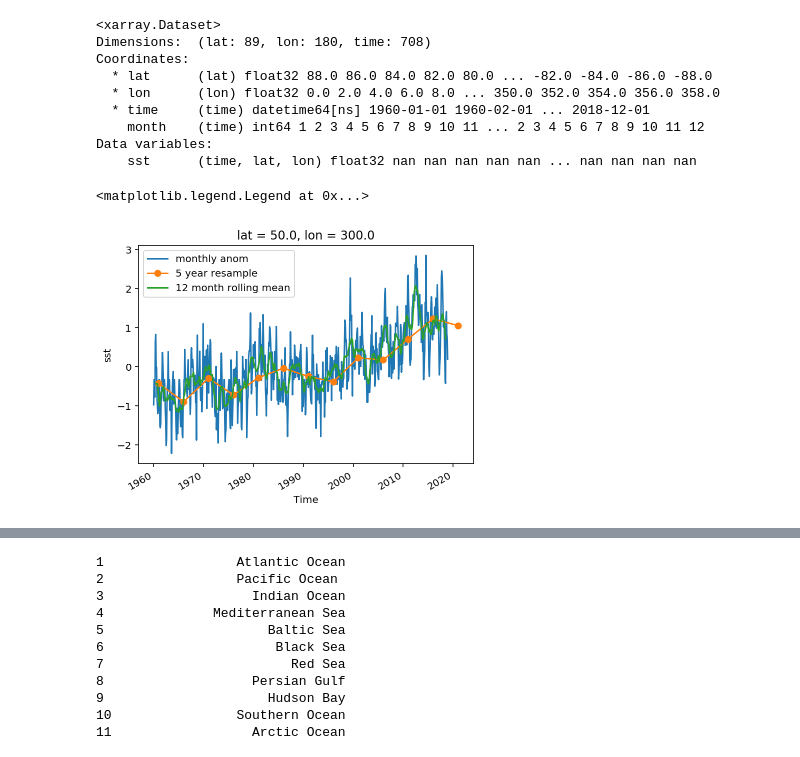
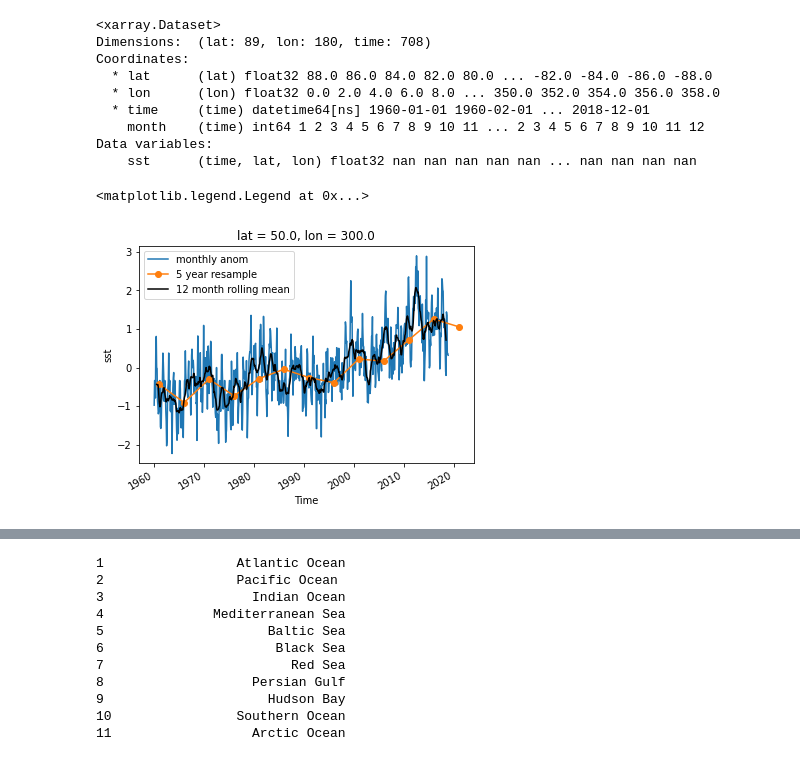
Before and after one commit to earth-env-data-science/earth-env-data-science-book, a Jupyter notebook: src/lectures/xarray/xarray-part2.ipynb, the cells around one changed output, grey strips where cells are left out. Cells and saved outputs as stored; diff of their text form; code cells hidden in the pictures.

```diff
--- a/src/lectures/xarray/xarray-part2.ipynb
+++ b/src/lectures/xarray/xarray-part2.ipynb
@@ -364,8 +483,8 @@ Data variables:
 # %%
 ds_anom.sst.sel(lon=300, lat=50).plot(label='monthly anom')
 ds_anom_resample.sst.sel(lon=300, lat=50).plot(marker='o', label='5 year resample')
-ds_anom_rolling.sst.sel(lon=300, lat=50).plot(label='12 month rolling mean')
+ds_anom_rolling.sst.sel(lon=300, lat=50).plot(label='12 month rolling mean', color='k')
 plt.legend()
 # %% [output]
 <matplotlib.legend.Legend at 0x...>
-[figure, old version]
+[figure, new version]
```
Also changed, not shown: parts of 65 cells of this notebook.
